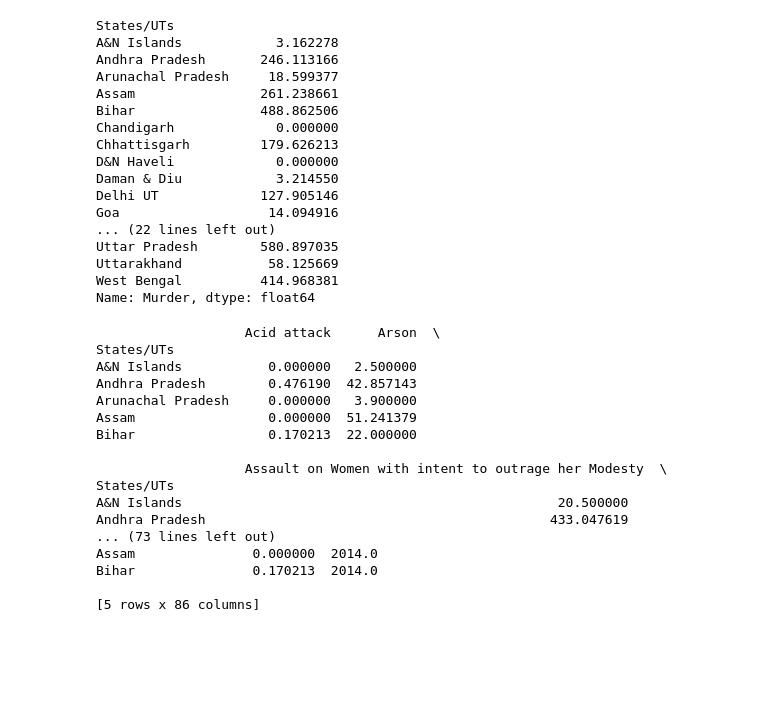
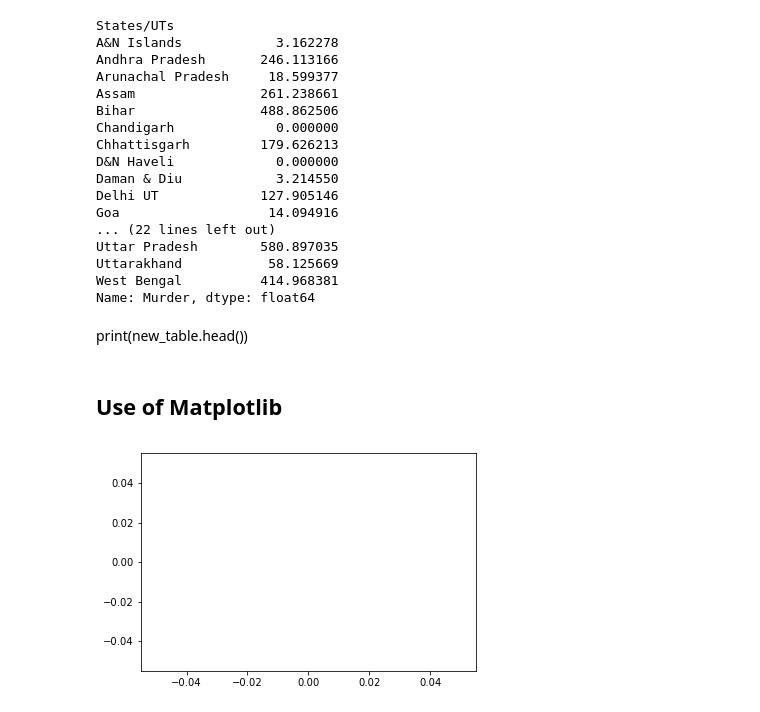
Before and after one commit to afcarl/Indian-Crime-Data, a Jupyter notebook: CrimeData.ipynb, the cells around one changed output. Saved outputs shown, nothing was run; the diff lists cells and outputs as text; code cells hidden in the pictures; blank space fills up the shorter version.

Commit message:
Added matplotlib

```diff
--- a/CrimeData.ipynb
+++ b/CrimeData.ipynb
@@ -78,23 +78,14 @@ West Bengal          414.968381
 Name: Murder, dtype: float64
 # %%
 new_table["At Office premises"] = new_table["At Office premises"].apply(lambda x: x*100)
-# %%
-print(new_table.head())
-# %% [output]
-                   Acid attack      Arson  \
-States/UTs
-A&N Islands           0.000000   2.500000
-Andhra Pradesh        0.476190  42.857143
-Arunachal Pradesh     0.000000   3.900000
-Assam                 0.000000  51.241379
-Bihar                 0.170213  22.000000
-
-                   Assault on Women with intent to outrage her Modesty  \
-States/UTs
-A&N Islands                                                20.500000
-Andhra Pradesh                                            433.047619
-... (73 lines left out)
-Assam               0.000000  2014.0
-Bihar               0.170213  2014.0
-
-[5 rows x 86 columns]
+# %% [markdown]
+print(new_table.head())
+# %% [markdown]
+## Use of Matplotlib
+# %%
+import matplotlib.pyplot as plt
+%matplotlib inline
+plt.plot()
+plt.show()
+# %% [output]
+[figure, added]
```
Also changed, not shown: parts of 2 cells of this notebook.
